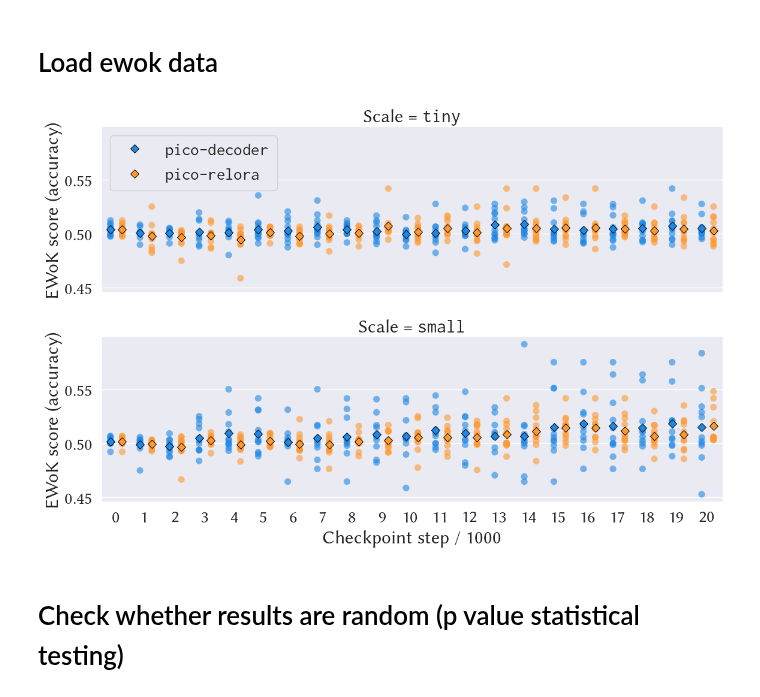
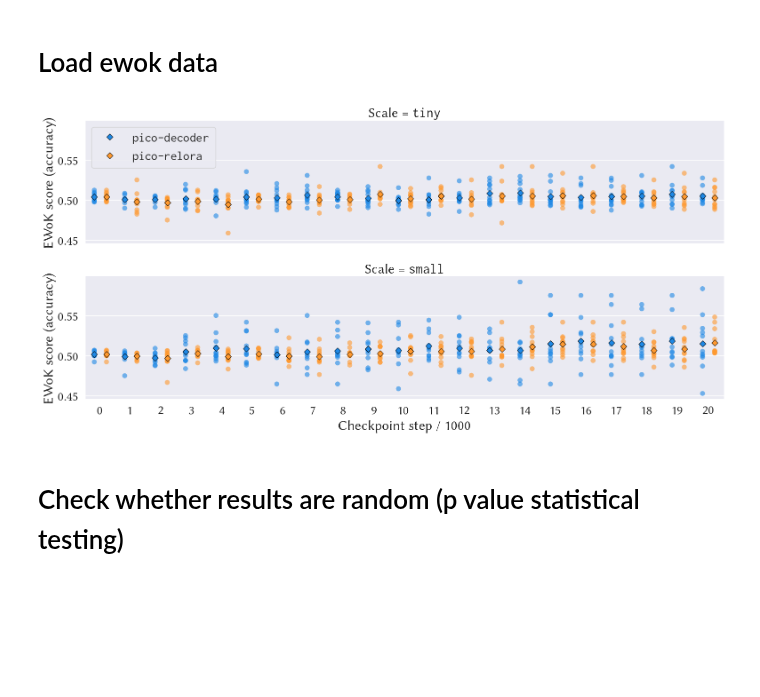
Before and after one commit to Yu-val-weiss/relora-pico, a Jupyter notebook: notebooks/ewok-plots-strip.ipynb, the cells around one changed output. Saved outputs shown, nothing was run; the diff lists cells and outputs as text; code cells hidden in the pictures; blank space fills up the shorter version.

```diff
--- a/notebooks/ewok-plots-strip.ipynb
+++ b/notebooks/ewok-plots-strip.ipynb
@@ -70,7 +72,7 @@ sns.set_theme(
     rc={"xtick.bottom": False, "axes.grid": "True", "axes.grid.which": "both", "text.usetex": True},
 )
 
-g = sns.FacetGrid(data=data, row="Scale", height=4, aspect=3, sharey=True)
+g = sns.FacetGrid(data=data, row="Scale", height=4, aspect=4, sharey=True)
 
 g.map_dataframe(
     sns.stripplot,
@@ -86,34 +88,34 @@ g.map_dataframe(
     zorder=1,
 )
 
 # Add the pointplot with hue and dodge (for means)
 g.map_dataframe(
     sns.pointplot,
     x="Step",
     y="Acc",
     hue="Model",
     dodge=dodge,
     markers="D",
     markersize=size - 1,
     markeredgecolor="black",
     markeredgewidth=0.7,
     err_kws={"linewidth": 0},
     linestyles="none",
     palette=palette,
     zorder=6,
 )
 
 g.set_titles(row_template=r"Scale = \texttt{{{row_name}}}")
 g.set_axis_labels("Checkpoint step / 1000", "EWoK score (accuracy)")
 
 for ax_idx, ax in enumerate(g.axes.flat):
     if ax_idx == 0:
         ax.legend(bbox_to_anchor=(0, 1), loc="upper left")
 
 plt.savefig("../graphs/ewok_strip.pdf", bbox_inches="tight")
 plt.show()
 # %% [output]
-[figure, old version]
+[figure, new version]
 # %% [markdown]
 # Check whether results are random (p value statistical testing)
 # %%
```
Also changed, not shown: parts of 1 cell of this notebook, 4 other files.
